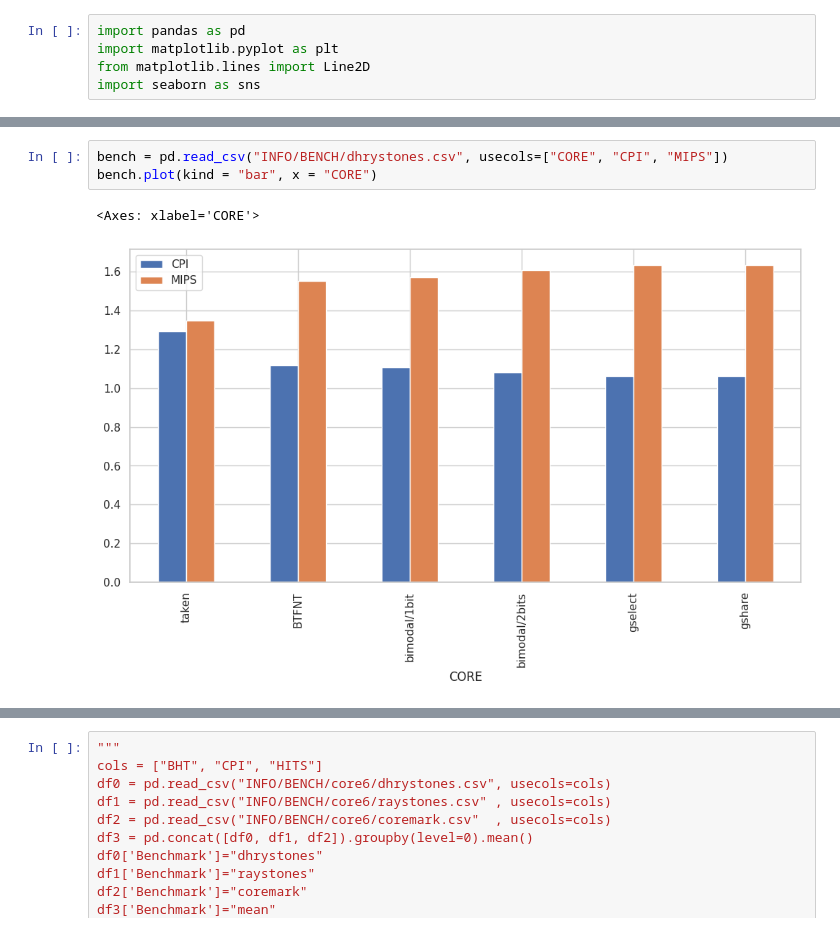
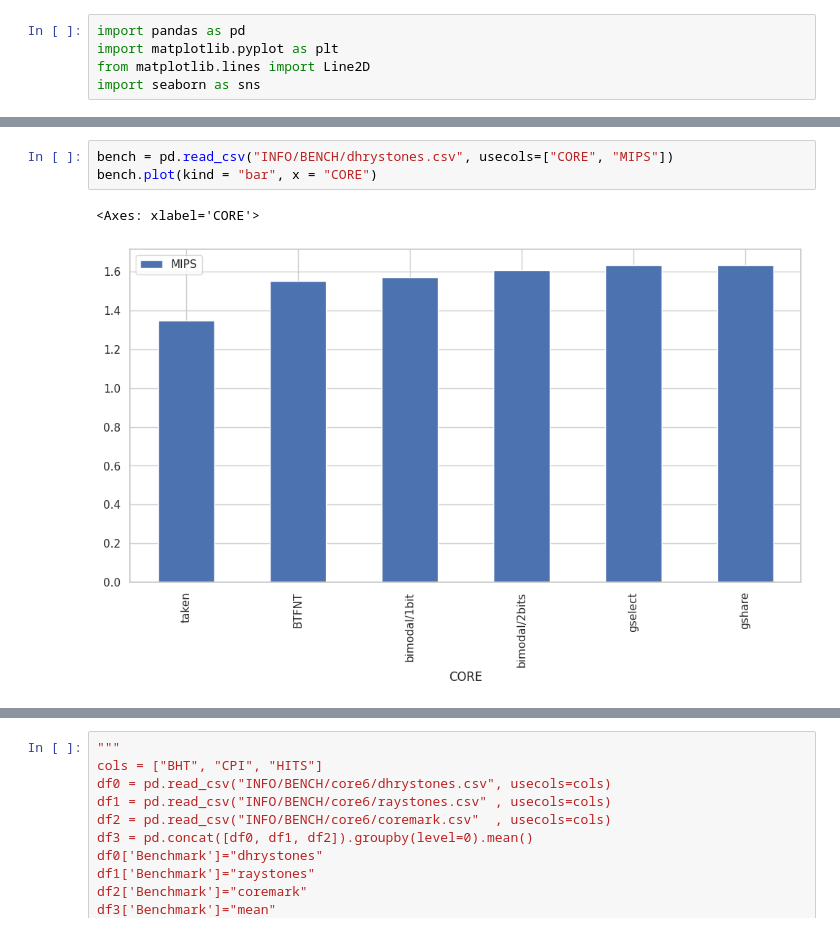
Before and after one commit to arruk/TRYonRISCV, a Jupyter notebook: sim.ipynb, the cells around one changed output, grey strips where cells are left out. Cells and saved outputs as stored; diff of their text form.

```diff
--- a/sim.ipynb
+++ b/sim.ipynb
@@ -265,7 +265,7 @@ bench.plot(kind = "bar", x = "CORE")
 # %%
-bench = pd.read_csv("INFO/BENCH/dhrystones.csv", usecols=["CORE", "CPI", "MIPS"])
+bench = pd.read_csv("INFO/BENCH/dhrystones.csv", usecols=["CORE", "MIPS"])
 bench.plot(kind = "bar", x = "CORE")
 # %% [output]
 <Axes: xlabel='CORE'>
-[figure, old version]
+[figure, new version]
 # %%
```
Also changed, not shown: parts of 7 cells of this notebook, 23 other files.
